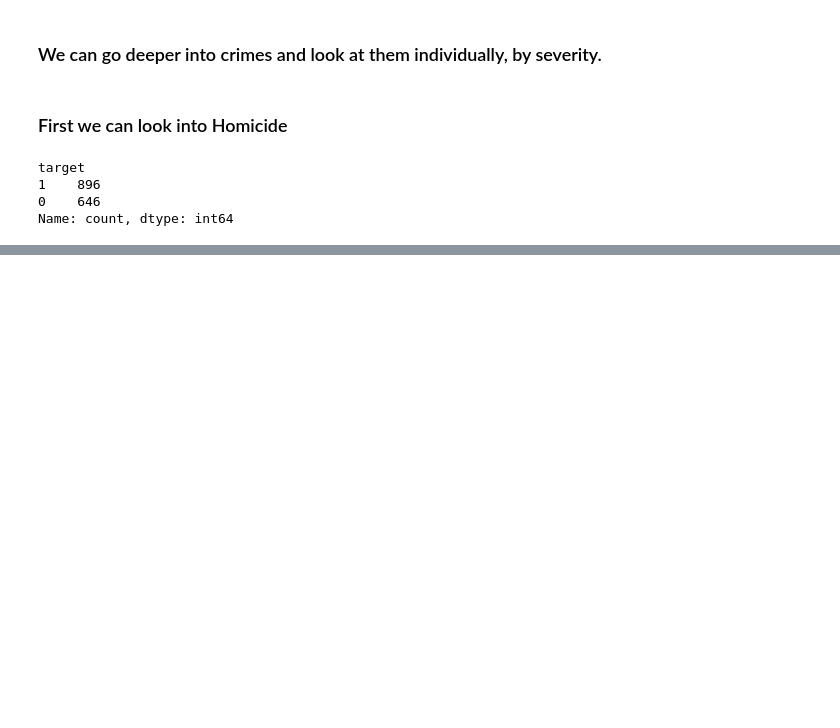
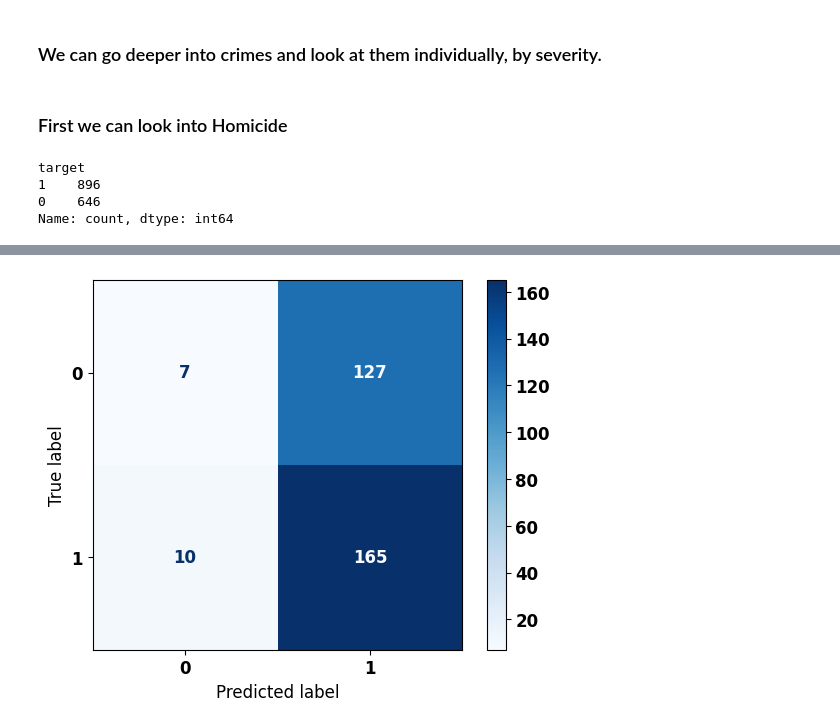
Before and after one commit to DanHerman212/los_angeles_crime, a Jupyter notebook: notebooks/3_data_modeling.ipynb, the cells around one changed output, grey strips where cells are left out. Drawn from its saved outputs; the diff is of its cells as text; code cells hidden in the pictures; blank space fills up the shorter version.

```diff
--- a/notebooks/3_data_modeling.ipynb
+++ b/notebooks/3_data_modeling.ipynb
@@ -134,0 +142,10 @@ from sklearn.feature_extraction.text import TfidfVectorizer
+# %%
+# train test split
+from sklearn.model_selection import train_test_split
+
+X = homicide[['WeaponDesc']]
+y = homicide['target']
+
+X_train, X_test, y_train, y_test = train_test_split(X, y, test_size=0.2, random_state=42)
+
+X_train.shape
@@ -134,0 +192,10 @@ from sklearn.feature_extraction.text import TfidfVectorizer
+# %%
+# scale the data
+from sklearn.preprocessing import StandardScaler
+
+scaler = StandardScaler(with_mean=False)
+
+X_train_tfidf_scaled = scaler.fit_transform(X_train_tfidf)
+X_test_tfidf_scaled = scaler.transform(X_test_tfidf)
+
+X_train_tfidf_scaled.shape, X_test_tfidf_scaled.shape
@@ -134,0 +206,12 @@ from sklearn.feature_extraction.text import TfidfVectorizer
+# %%
+# build the model
+from sklearn.linear_model import LogisticRegression
+
+# instantiate the model
+model = LogisticRegression()
+
+# fit the model
+model.fit(X_train_tfidf_scaled, y_train)
+
+# make predictions
+y_pred = model.predict(X_test_tfidf_scaled)
@@ -134,0 +235,14 @@ from sklearn.feature_extraction.text import TfidfVectorizer
+# %%
+
+# confusion matrix
+from sklearn.metrics import confusion_matrix, ConfusionMatrixDisplay
+
+cm = confusion_matrix(y_test, y_pred)
+
+disp = ConfusionMatrixDisplay(confusion_matrix=cm, display_labels=model.classes_)
+
+disp.plot(cmap='Blues')
+
+plt.show()
+# %% [output]
+[figure, added]
```
Also changed, not shown: parts of 32 cells of this notebook.
